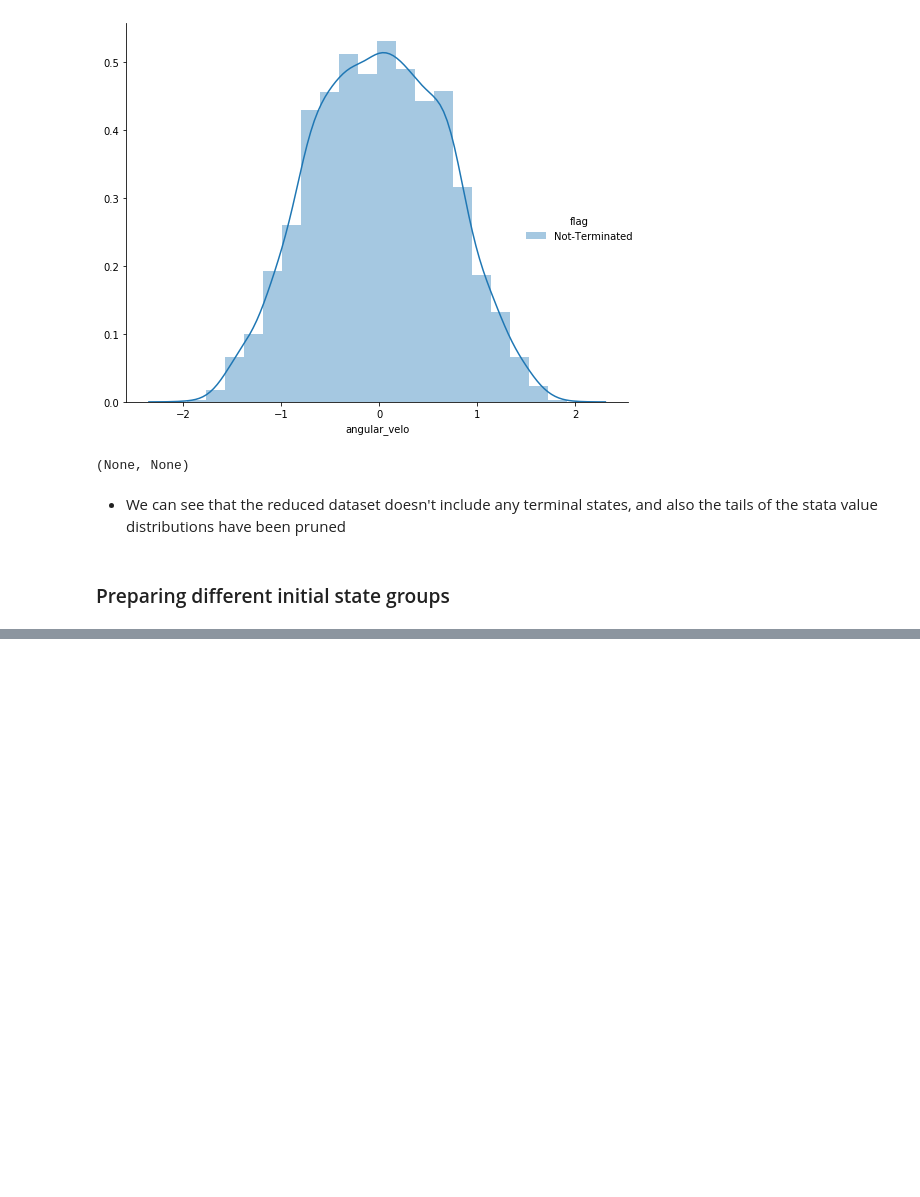
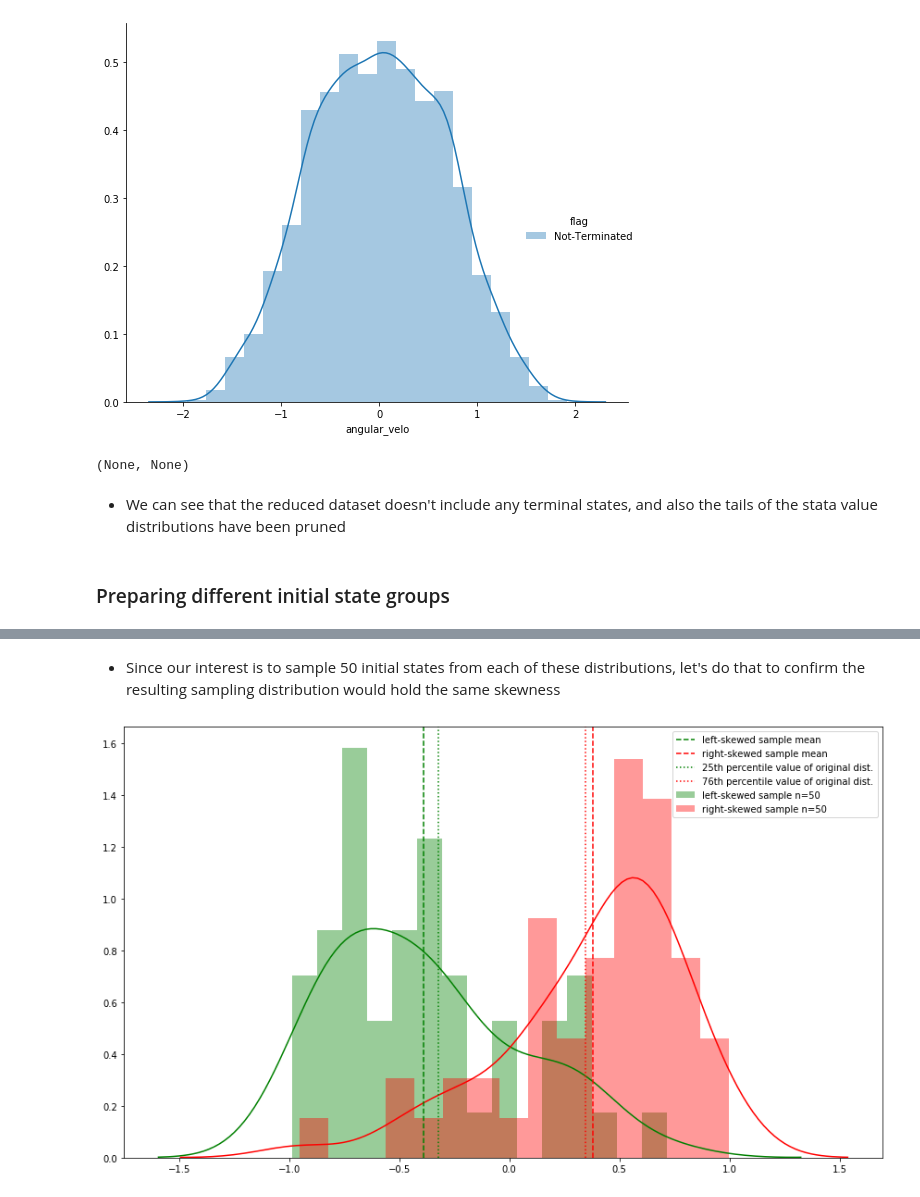
Before and after one commit to PandulaP/RL_Research, a Jupyter notebook: Pb_policy_iteration/cart_pole_modified_env/initial_state_analysis/initial_state_analysis.ipynb, the cells around one changed output, grey strips where cells are left out. Saved outputs shown, nothing was run; the diff lists cells and outputs as text; code cells hidden in the pictures; blank space fills up the shorter version.

```diff
--- a/Pb_policy_iteration/cart_pole_modified_env/initial_state_analysis/initial_state_analysis.ipynb
+++ b/Pb_policy_iteration/cart_pole_modified_env/initial_state_analysis/initial_state_analysis.ipynb
@@ -215,0 +331,36 @@ plot_distribution(obs_df_reduced, 'pend_angle'), plot_distribution(obs_df_reduce
+# %% [markdown]
+- Since our interest is to sample 50 initial states from each of these distributions, let's do that to confirm the resulting sampling distribution would hold the same skewness
+# %%
+np.random.seed(16)
+
+left_skewed_pend_angle_sample = np.random.choice(left_skewed_pend_angle_dist, size=50)
+right_skewed_pend_angle_sample = np.random.choice(right_skewed_pend_angle_dist, size=50)
+
+fig, ax = plt.subplots(figsize=(12,7))
+
+sns.distplot(left_skewed_pend_angle_sample
+             , hist=True
+             , ax=ax
+             , color='green'
+             , bins = 15
+             , hist_kws={'alpha':.4}
+             , label='left-skewed sample n=50')
+
+sns.distplot(right_skewed_pend_angle_sample
+             , hist=True
+             , ax=ax
+             , color='red'
+             , bins = 15
+             , hist_kws={'alpha':.4}
+             , label='right-skewed sample n=50')
+
+ax.axvline(left_skewed_pend_angle_sample.mean(),color='green', linestyle = '--', label = 'left-skewed sample mean')
+ax.axvline(right_skewed_pend_angle_sample.mean(),color='red', linestyle = '--', label = 'right-skewed sample mean')
+ax.axvline(curr_25_pctile,color='green', linestyle = ':', label = '25th percentile value of original dist.')
+ax.axvline(curr_75_pctile,color='red', linestyle = ':', label = '76th percentile value of original dist.')
+
+ax.legend()
+plt.tight_layout()
+plt.show()
+# %% [output]
+[figure, added]
```
Also changed, not shown: parts of 13 cells of this notebook.
